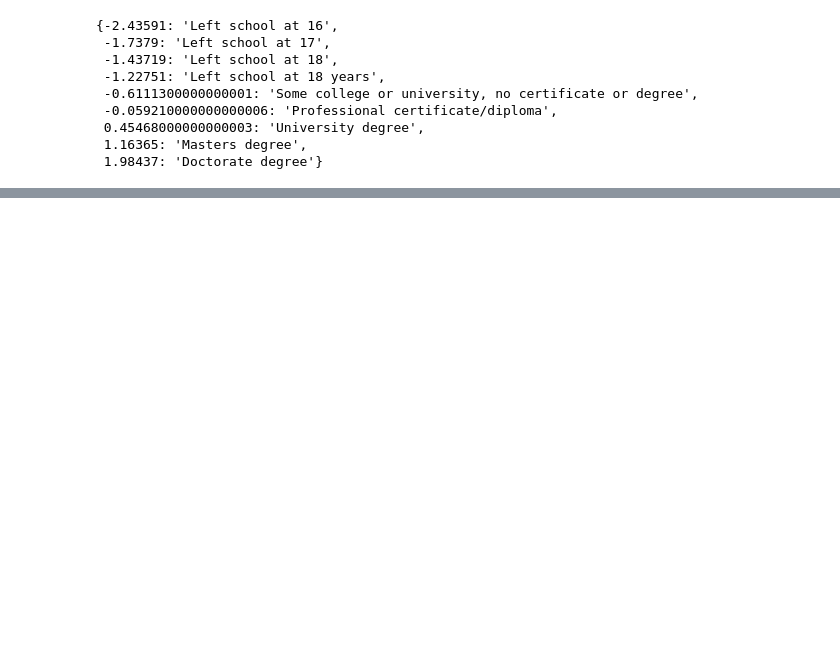
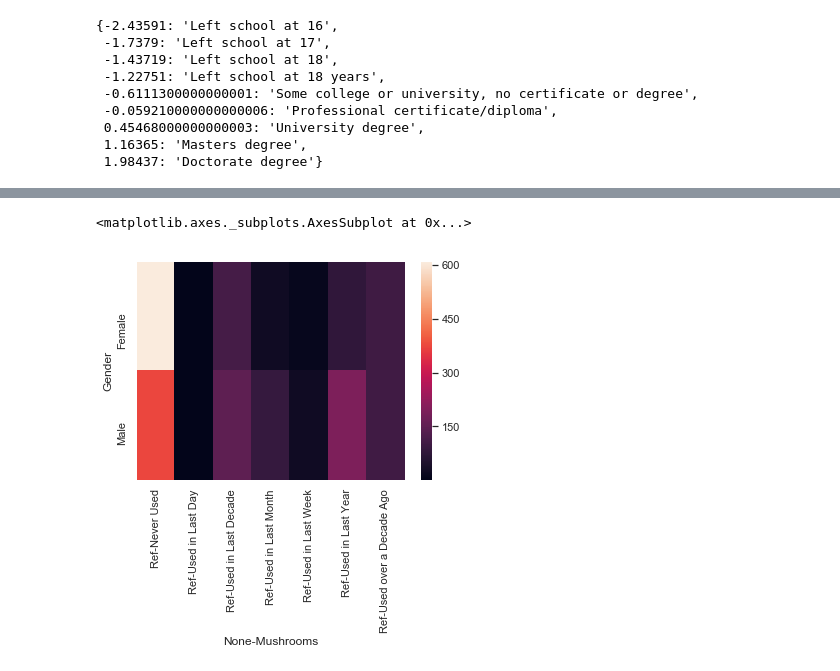
Before and after one commit to FearlessClock/PythonDataAnalyste, a Jupyter notebook: Drug consumption.ipynb, the cells around one changed output, grey strips where cells are left out. Drawn from its saved outputs; the diff is of its cells as text; code cells hidden in the pictures; blank space fills up the shorter version.

```diff
--- a/Drug consumption.ipynb
+++ b/Drug consumption.ipynb
@@ -155,4 +185,5 @@ EducationMeaning
  1.16365: 'Masters degree',
  1.98437: 'Doctorate degree'}
 # %%
-drugs["EducationTest"] = drugs.Education.map(EducationMeaning)
+drugs["Education"] = drugs.Education.map(EducationMeaning)
+drugs["Education"] = drugs["Education"].astype('category');
@@ -162,0 +190,12 @@ SyntaxError: invalid syntax (<ipython-input-187-b462aee1c6c4>, line 1)
+# %%
+ClassValue = {
+    "CL0" : "Never Used",
+    "CL1" : "Used over a Decade Ago",
+    "CL2" : "Used in Last Decade",
+    "CL3" : "Used in Last Year",
+    "CL4" : "Used in Last Month",
+    "CL5" : "Used in Last Week",
+    "CL6" : "Used in Last Day",
+
+}
+ClassValue
@@ -162,0 +279,7 @@ SyntaxError: invalid syntax (<ipython-input-187-b462aee1c6c4>, line 1)
+# %%
+tab = pd.pivot_table(drugs,
+                     index=["Gender"],
+                     values=["Ref"],
+                     columns=["Mushrooms"],
+                     aggfunc="count")
+tab
@@ -162,0 +292,5 @@ SyntaxError: invalid syntax (<ipython-input-187-b462aee1c6c4>, line 1)
+# %%
+sns.heatmap(tab)
+# %% [output]
+<matplotlib.axes._subplots.AxesSubplot at 0x...>
+[figure, added]
```
Also changed, not shown: parts of 27 cells of this notebook.
